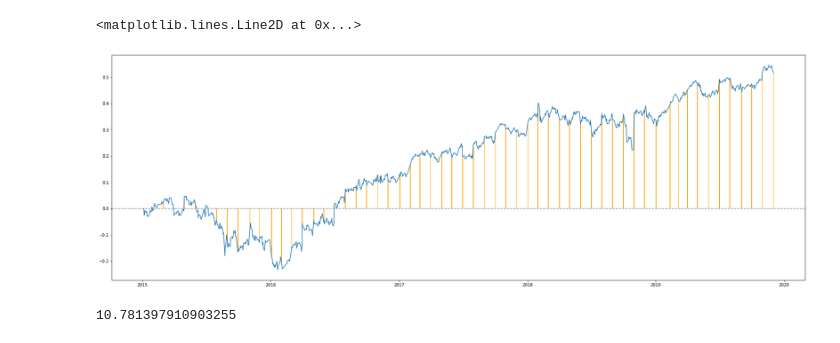
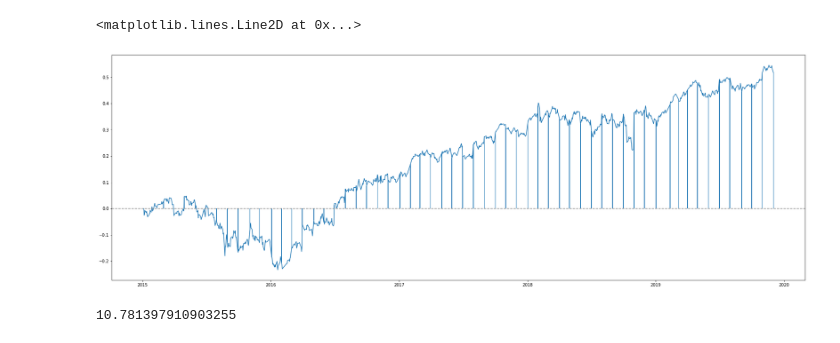
Before and after one commit to lzcaisg/reinforcement_trader, a Jupyter notebook: 0306 - DONE Rebalancing for Benchmark-Add unrealized GainLoss-Copy2.ipynb, the cells around one changed output. Saved outputs shown, nothing was run; the diff lists cells and outputs as text; code cells hidden in the pictures.

Commit message:
add graph

```diff
--- a/0306 - DONE Rebalancing for Benchmark-Add unrealized GainLoss-Copy2.ipynb
+++ b/0306 - DONE Rebalancing for Benchmark-Add unrealized GainLoss-Copy2.ipynb
@@ -147,11 +291,11 @@ plot_data
 # %%
 plt.figure(figsize=(30,10))
 plt.plot(plot_data['Date'], np.log(plot_data['Net Value']/plot_data['Net Value'][0]))
-plt.bar(actual_df_list[1]['Date'], np.log(actual_df_list[1]['Net Value']/actual_df_list[1]['Net Value'][0]),width=2,color="orange")
+plt.bar(actual_df_list[1]['Date'], np.log(actual_df_list[1]['Net Value']/actual_df_list[1]['Net Value'][0]),width=2)
 plt.axhline(y=0, color = "grey", linestyle='--')
 # %% [output]
 <matplotlib.lines.Line2D at 0x...>
-[figure, old version]
+[figure, new version]
 # %%
 tmp_trans_df['Number'][tmp_trans_df['Date']==all_price_date[0]].values[0]
 # %% [output]
```
Also changed, not shown: parts of 12 cells of this notebook, 2 other files.
